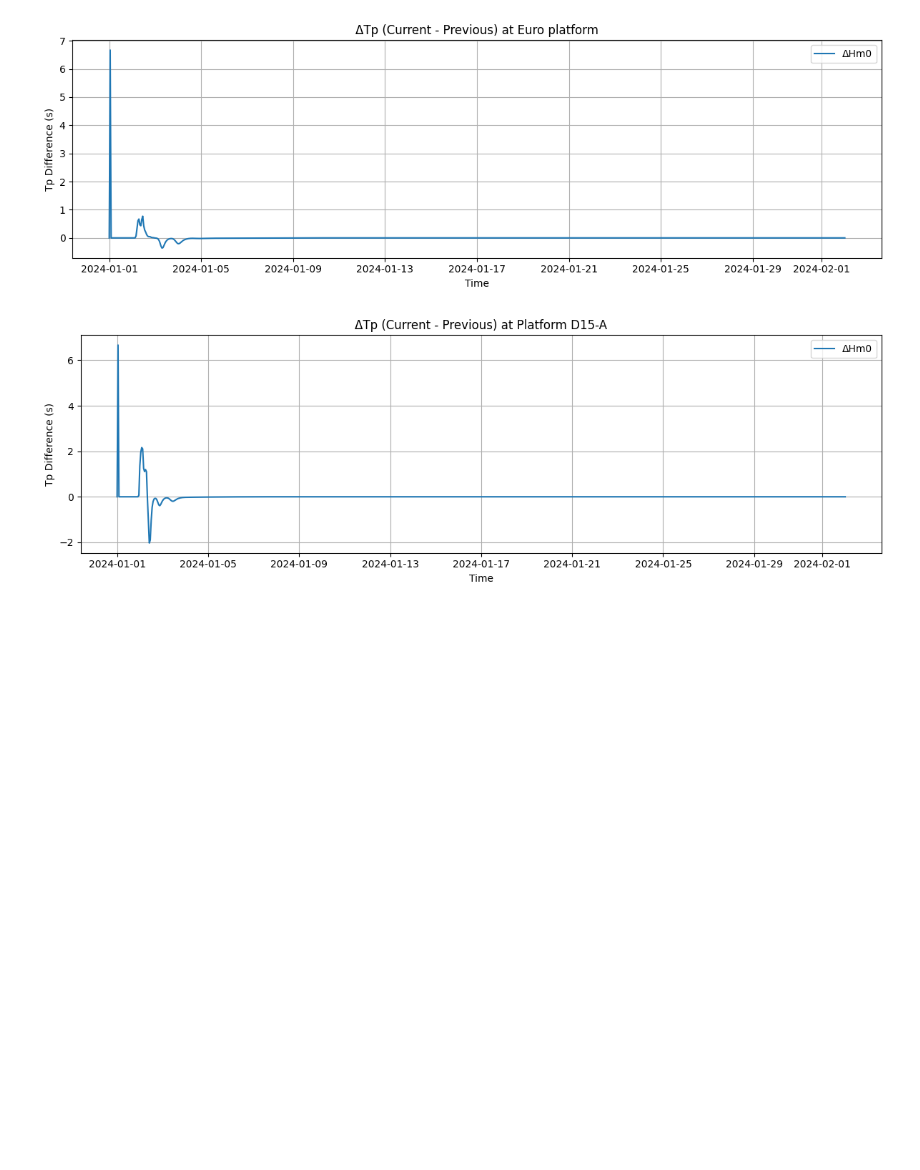
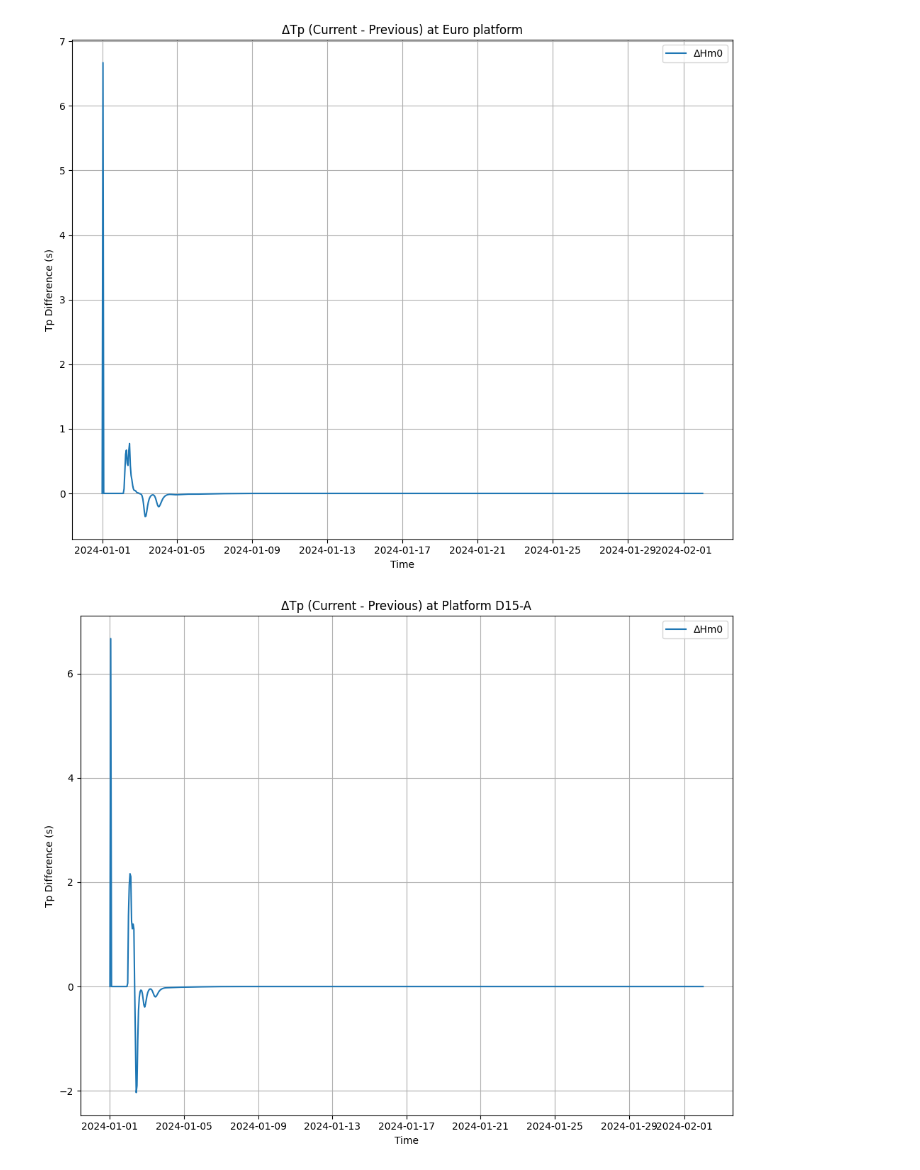
Before and after one commit to Deltares-research/cht_hurrywave, a Jupyter notebook: examples/DanielTest/02_scripts/spin_up.ipynb, the cells around one changed output. Saved outputs shown, nothing was run; the diff lists cells and outputs as text; code cells hidden in the pictures; blank space fills up the shorter version.

```diff
--- a/examples/DanielTest/02_scripts/spin_up.ipynb
+++ b/examples/DanielTest/02_scripts/spin_up.ipynb
@@ -149,7 +150,7 @@ for station in station_list_model:
 
     # Save the first graph only
     if station == station_list_model[0]:
-        plt.figure(figsize=(12, 4))
+        plt.figure(figsize=(10, 8))
         plt.plot(time, diff_hm0, label='ΔHm0')
         plt.title(f"ΔHm0 (Current - Previous) at {station}")
         plt.xlabel("Time")
@@ -164,7 +165,7 @@ for station in station_list_model:
         plt.savefig(os.path.join(output_dir, "output.png"))
         plt.show()
     else:
-        plt.figure(figsize=(12, 4))
+        plt.figure(figsize=(10, 8))
         plt.plot(time, diff_hm0, label='ΔHm0')
         plt.title(f"ΔHm0 (Current - Previous) at {station}")
         plt.xlabel("Time")
@@ -188,18 +189,18 @@ for station in station_list_model:
 # %%
 for station in station_list_model:
     hm0 = df_model[station]['point_tp']
     time = df_model[station]['time']
     diff_hm0 = np.diff(hm0, prepend=hm0[0])  # prepend first value to keep array length
 
-    plt.figure(figsize=(12, 4))
+    plt.figure(figsize=(10, 8))
     plt.plot(time, diff_hm0, label='ΔHm0')
     plt.title(f"ΔTp (Current - Previous) at {station}")
     plt.xlabel("Time")
     plt.ylabel("Tp Difference (s)")
     plt.grid(True)
     plt.legend()
     plt.tight_layout()
     plt.show()
 # %% [output]
-[figure, old version]
+[figure, new version]
-[figure, old version]
+[figure, new version]
```
Also changed, not shown: parts of 6 cells of this notebook, 23 other files.
